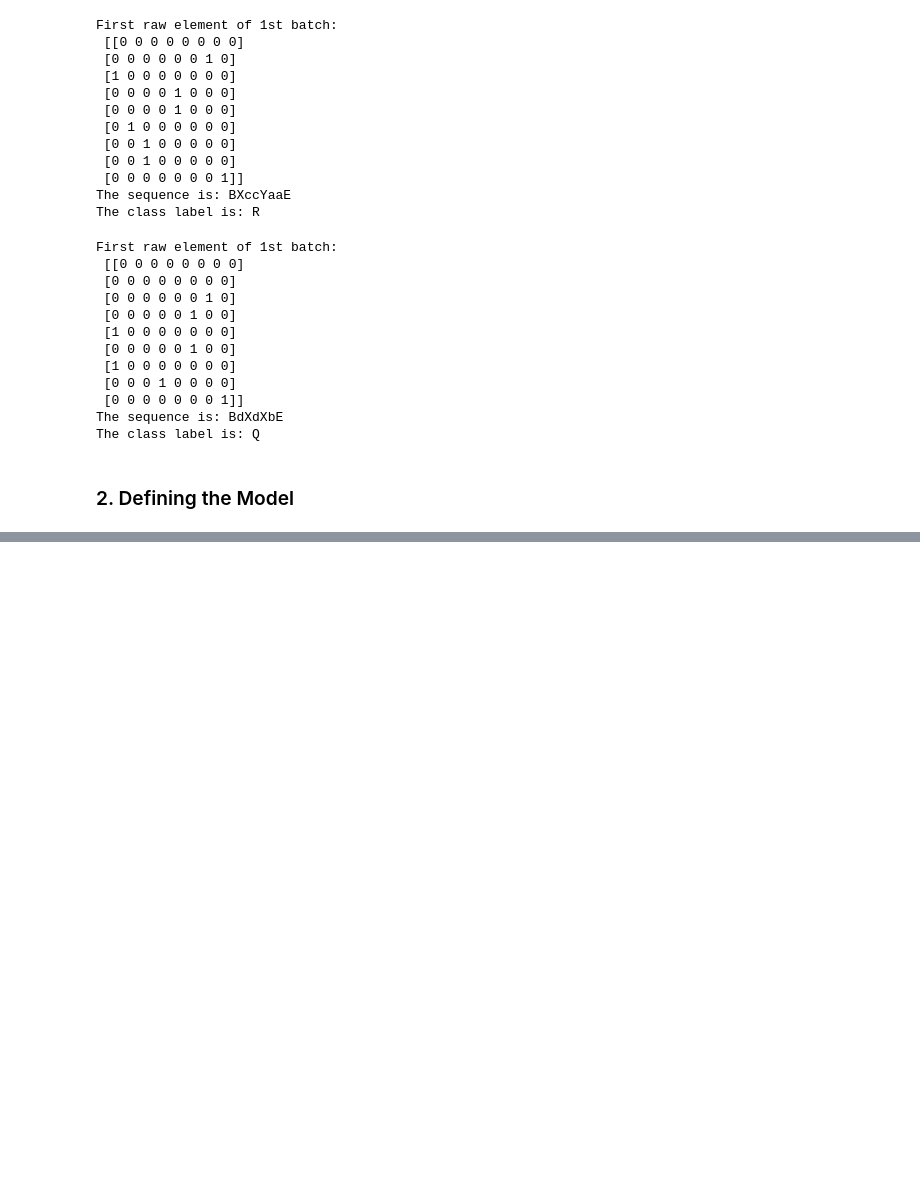
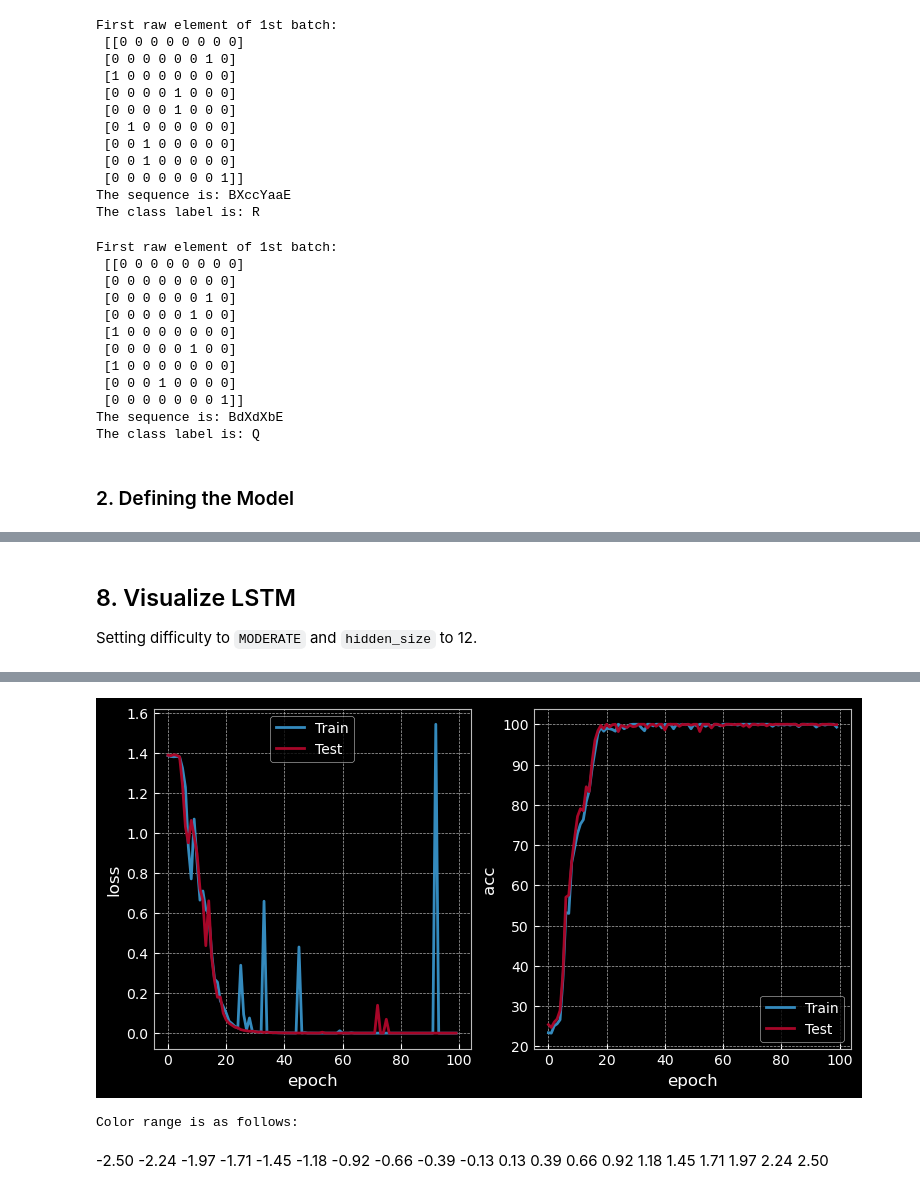
Before and after one commit to tpvt99/dl_nyu, a Jupyter notebook: 08_sequence_classification.ipynb, the cells around one changed output, grey strips where cells are left out. Saved outputs shown, nothing was run; the diff lists cells and outputs as text; code cells hidden in the pictures; blank space fills up the shorter version.

```diff
--- a/08_sequence_classification.ipynb
+++ b/08_sequence_classification.ipynb
@@ -160,0 +346,26 @@ set_default()
+# %% [markdown]
+## 8. Visualize LSTM
+Setting difficulty to `MODERATE` and `hidden_size` to 12.
+# %%
+# For reproducibility
+tf.random.set_seed(1)
+
+# Setup the training and test data generators
+difficulty     = QRSU.DifficultyLevel.MODERATE
+batch_size     = 32
+train_data_gen = QRSU.get_predefined_generator(difficulty, batch_size)
+test_data_gen  = QRSU.get_predefined_generator(difficulty, batch_size)
+
+# Setup the RNN and training settings
+input_size  = train_data_gen.n_symbols
+hidden_size = 10
+output_size = train_data_gen.n_classes
+model       = SimpleLSTM(input_size, hidden_size, output_size)
+criterion   = tf.keras.losses.CategoricalCrossentropy(from_logits=True)
+optimizer   = tf.keras.optimizers.RMSprop()
+max_epochs  = 100
+
+# Train the model
+model = train_and_test(model, train_data_gen,
+            test_data_gen, criterion, optimizer, max_epochs, verbose=True)
+# %% [output]
@@ -160,0 +389 @@ set_default()
+[figure, added]
@@ -160,0 +395,6 @@ set_default()
+# %%
+print("Color range is as follows:")
+print_colourbar()
+# %% [output]
+Color range is as follows:
+-2.50 -2.24 -1.97 -1.71 -1.45 -1.18 -0.92 -0.66 -0.39 -0.13 0.13 0.39 0.66 0.92 1.18 1.45 1.71 1.97 2.24 2.50
```
Also changed, not shown: parts of 19 cells of this notebook, 2 other files.
